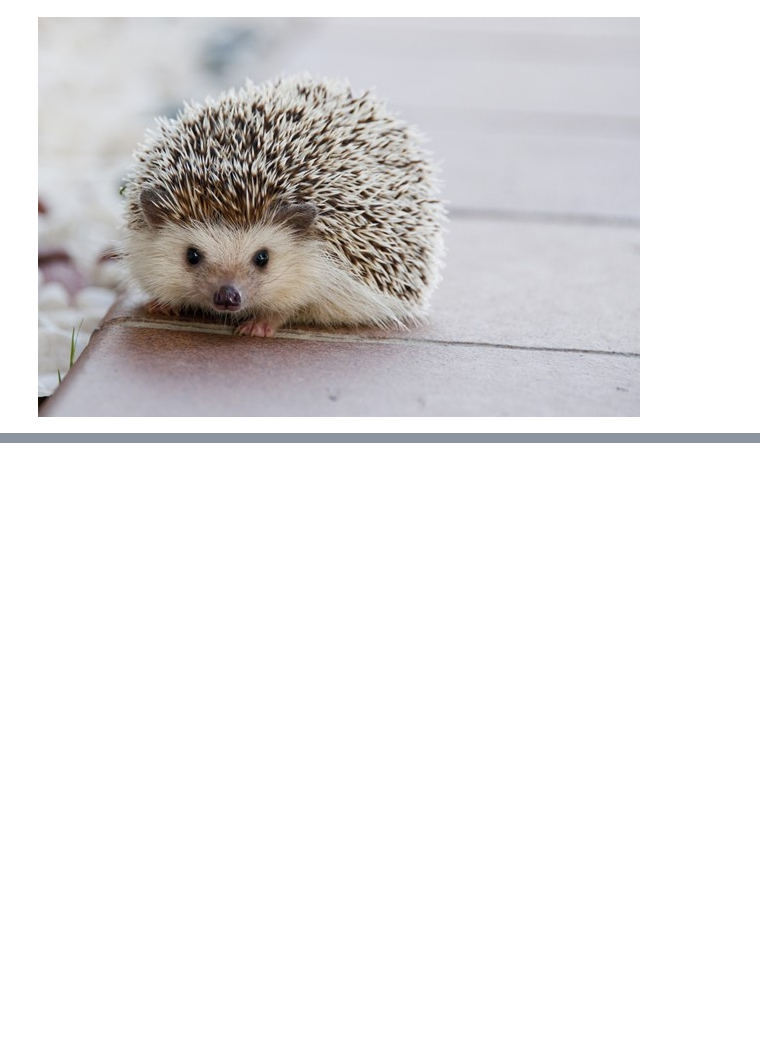
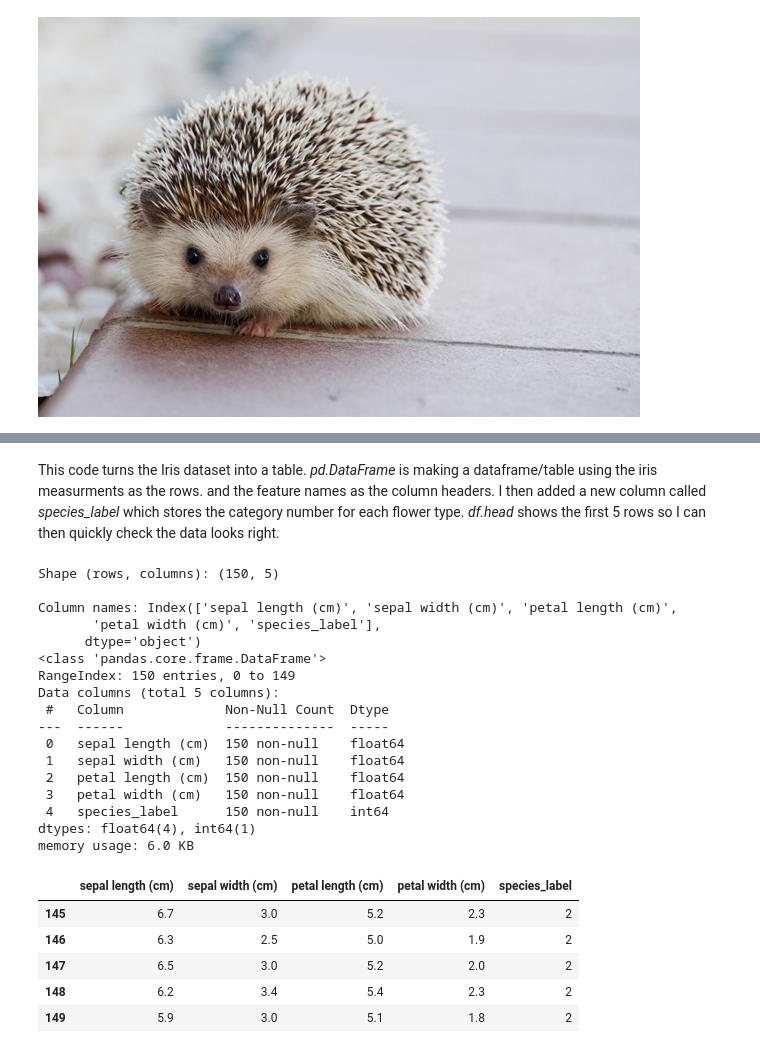
Before and after one commit to Mollyplen/ai-for-the-arts, a Jupyter notebook: coding_exercises.ipynb, the cells around one changed output, grey strips where cells are left out. Cells and saved outputs as stored; diff of their text form; code cells hidden in the pictures; blank space fills up the shorter version.

```diff
--- a/coding_exercises.ipynb
+++ b/coding_exercises.ipynb
@@ -1126,0 +1202,33 @@ NameError: name 'iris_names' is not defined
+# %% [markdown]
+This code turns the Iris dataset into a table. *pd.DataFrame* is making a dataframe/table using the iris measurments as the rows. and the feature names as the column headers. I then added a new column called *species_label* which stores the category number for each flower type. *df.head* shows the first 5 rows so I can then quickly check the data looks right.
+# %%
+print("Shape (rows, columns):", df.shape)
+print("\nColumn names:", df.columns)
+
+df.info()
+df.describe()
+df.tail()
+# %% [output]
+Shape (rows, columns): (150, 5)
+
+Column names: Index(['sepal length (cm)', 'sepal width (cm)', 'petal length (cm)',
+       'petal width (cm)', 'species_label'],
+      dtype='object')
+<class 'pandas.core.frame.DataFrame'>
+RangeIndex: 150 entries, 0 to 149
+Data columns (total 5 columns):
+ #   Column             Non-Null Count  Dtype
+---  ------             --------------  -----
+ 0   sepal length (cm)  150 non-null    float64
+ 1   sepal width (cm)   150 non-null    float64
+ 2   petal length (cm)  150 non-null    float64
+ 3   petal width (cm)   150 non-null    float64
+ 4   species_label      150 non-null    int64
+dtypes: float64(4), int64(1)
+memory usage: 6.0 KB
+|  | sepal length (cm) | sepal width (cm) | petal length (cm) | petal width (cm) | species_label |
+| 145 | 6.7 | 3.0 | 5.2 | 2.3 | 2 |
+| 146 | 6.3 | 2.5 | 5.0 | 1.9 | 2 |
+| 147 | 6.5 | 3.0 | 5.2 | 2.0 | 2 |
+| 148 | 6.2 | 3.4 | 5.4 | 2.3 | 2 |
+| 149 | 5.9 | 3.0 | 5.1 | 1.8 | 2 |
```
Also changed, not shown: parts of 21 cells of this notebook.
